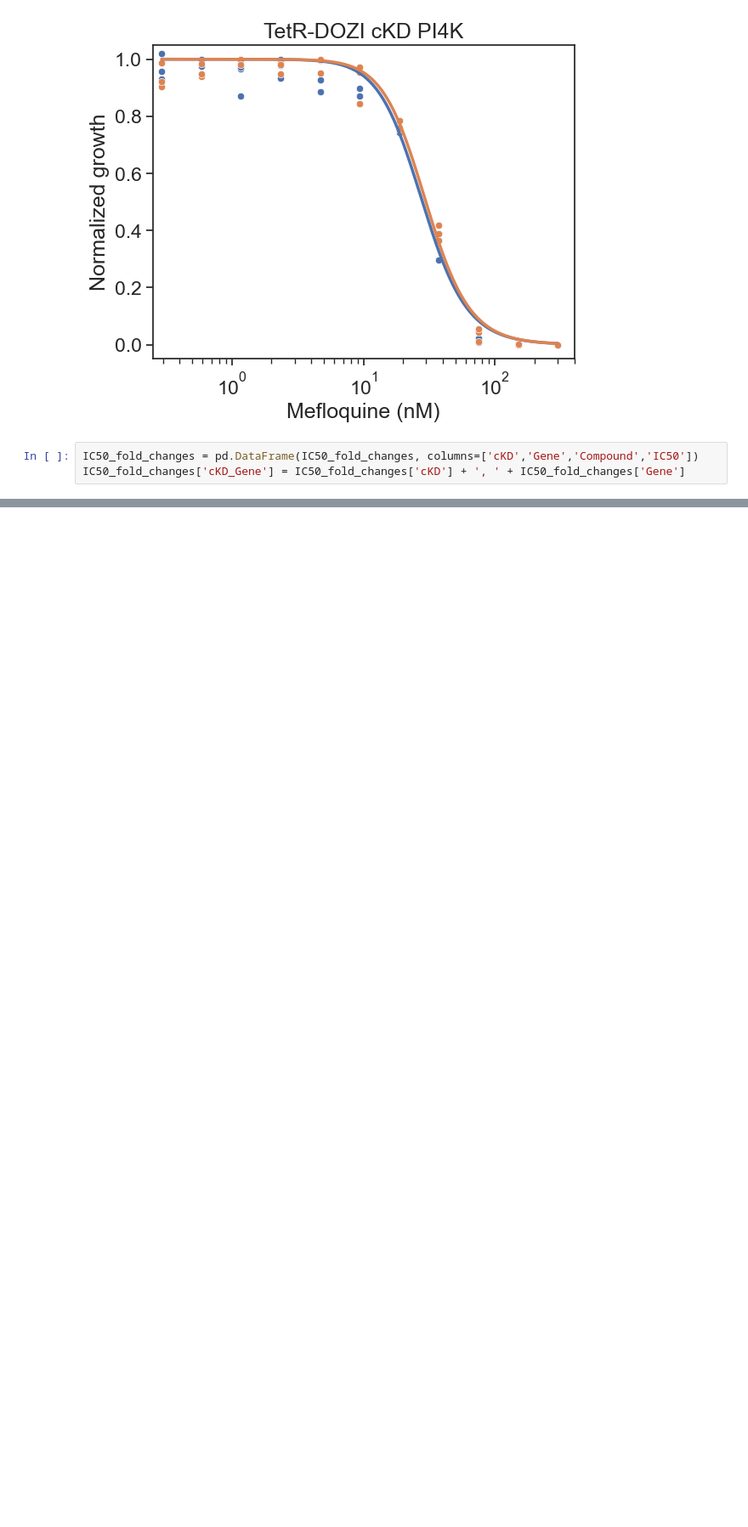
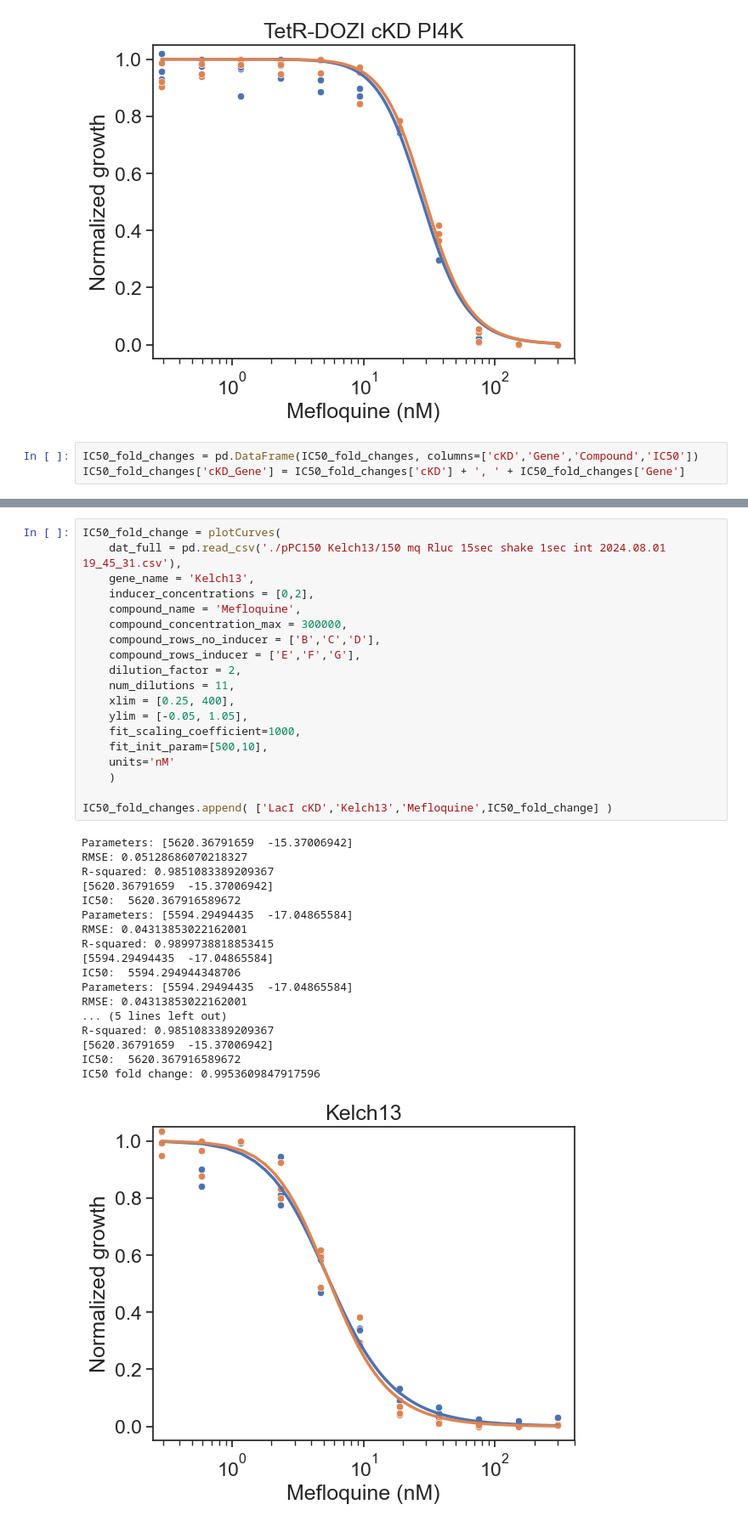
Before and after one commit to pablocarderam/pfal-transcriptional-control, a Jupyter notebook: Data and figures/Compound-target interactions/IC50 shift compound assay.ipynb, the cells around one changed output, grey strips where cells are left out. Shown at 85% size. Cells and saved outputs as stored; diff of their text form; blank space fills up the shorter version.

```diff
--- a/Data and figures/Compound-target interactions/IC50 shift compound assay.ipynb
+++ b/Data and figures/Compound-target interactions/IC50 shift compound assay.ipynb
@@ -1108,0 +1228,38 @@ plt.xticks(rotation=45, ha='right')
+# %%
+IC50_fold_change = plotCurves(
+    dat_full = pd.read_csv('./pPC150 Kelch13/150 mq Rluc 15sec shake 1sec int 2024.08.01 19_45_31.csv'),
+    gene_name = 'Kelch13',
+    inducer_concentrations = [0,2],
+    compound_name = 'Mefloquine',
+    compound_concentration_max = 300000,
+    compound_rows_no_inducer = ['B','C','D'],
+    compound_rows_inducer = ['E','F','G'],
+    dilution_factor = 2,
+    num_dilutions = 11,
+    xlim = [0.25, 400],
+    ylim = [-0.05, 1.05],
+    fit_scaling_coefficient=1000,
+    fit_init_param=[500,10],
+    units='nM'
+    )
+
+IC50_fold_changes.append( ['LacI cKD','Kelch13','Mefloquine',IC50_fold_change] )
+# %% [output]
+Parameters: [5620.36791659  -15.37006942]
+RMSE: 0.05128686070218327
+R-squared: 0.9851083389209367
+[5620.36791659  -15.37006942]
+IC50:  5620.367916589672
+Parameters: [5594.29494435  -17.04865584]
+RMSE: 0.04313853022162001
+R-squared: 0.9899738818853415
+[5594.29494435  -17.04865584]
+IC50:  5594.294944348706
+Parameters: [5594.29494435  -17.04865584]
+RMSE: 0.04313853022162001
+... (5 lines left out)
+R-squared: 0.9851083389209367
+[5620.36791659  -15.37006942]
+IC50:  5620.367916589672
+IC50 fold change: 0.9953609847917596
+[figure, added]
```
Also changed, not shown: parts of 15 cells of this notebook, 7 other files.
